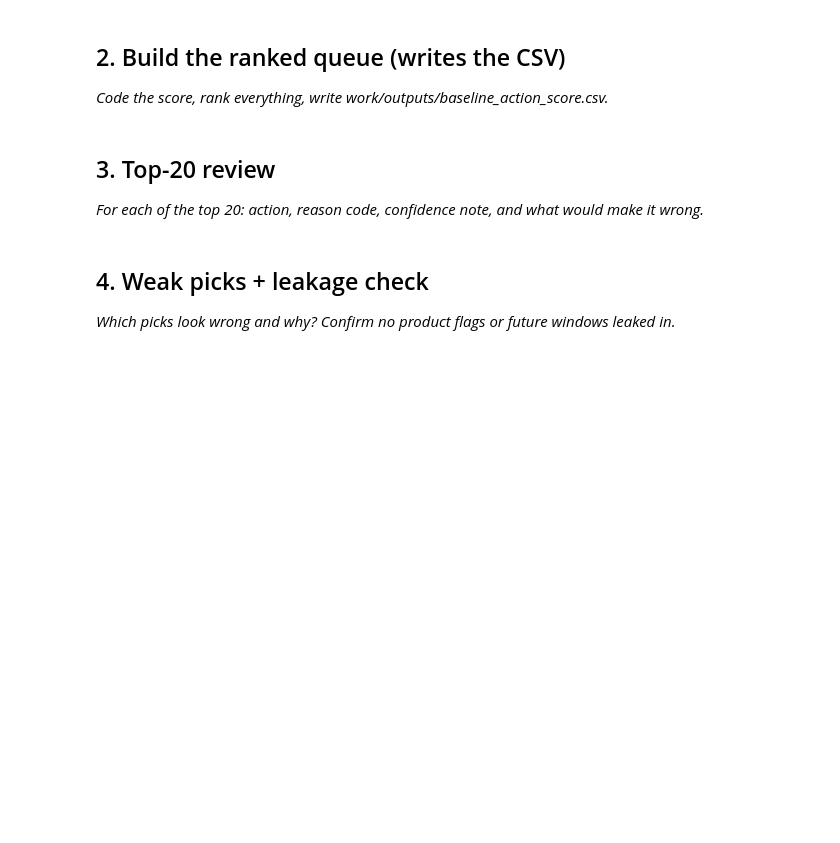
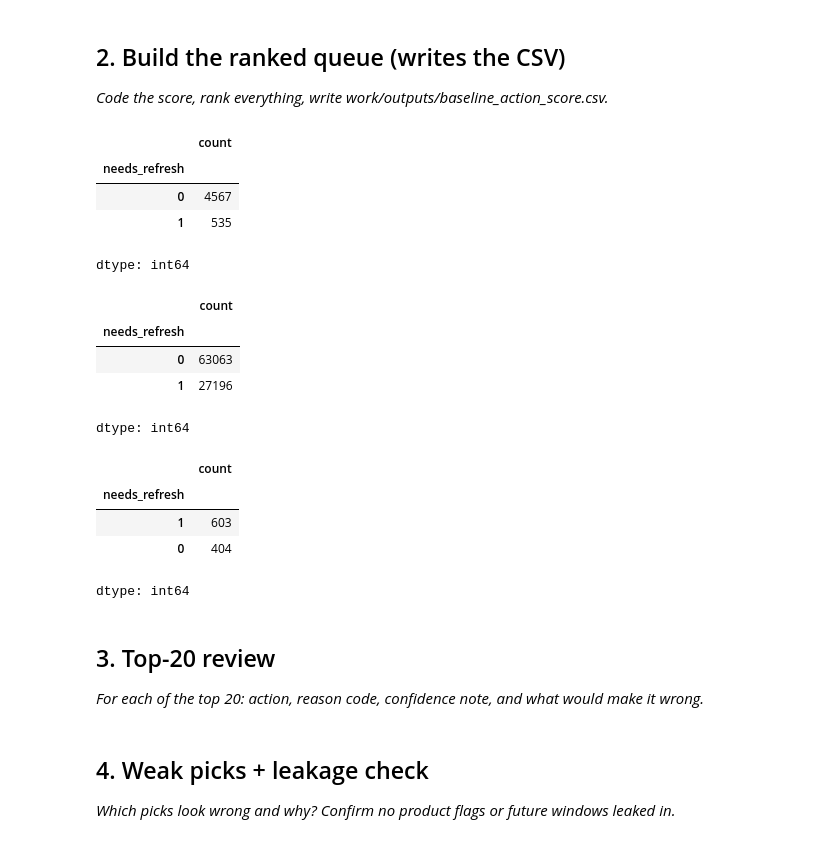
Before and after one commit to ammar-aa/Fly_rank_internship_repo, a Jupyter notebook: work/notebooks/w04_baseline_score.ipynb, the cells around one changed output. Cells and saved outputs as stored; diff of their text form; code cells hidden in the pictures; blank space fills up the shorter version.

```diff
--- a/work/notebooks/w04_baseline_score.ipynb
+++ b/work/notebooks/w04_baseline_score.ipynb
@@ -150,3 +152,53 @@ while confounded by query volume, doesn't suffer from this specific averaging di
 ## 2. Build the ranked queue (writes the CSV)
 
 *Code the score, rank everything, write work/outputs/baseline_action_score.csv.*
+# %%
+def build_tier_frames(df):
+    df_full = df[df['tier'] == 'Full'].copy()
+    df_gsc_only = df[df['tier'] == 'GSC-only'].copy()
+    df_ga4_only = df[df['tier'] == 'GA4-only'].copy()
+
+    df_full = df_full.dropna(subset=['trend_pct'])
+    df_gsc_only = df_gsc_only.dropna(subset=['trend_pct'])
+
+    df_full['ga4_sessions_pct_rank'] = df_full.groupby('client_hash_id')['ga4_sessions'].transform(
+        lambda x: x.rank(pct=True)
+    )
+    df_full['needs_refresh'] = (
+        (df_full['trend_pct'] < -15) &
+        (df_full['ga4_sessions_pct_rank'] <= 0.15)
+    ).astype(int)
+
+    df_gsc_only['needs_refresh'] = (
+        (df_gsc_only['trend_pct'] < -15) &
+        (df_gsc_only['gsc_avg_position'] > 10)
+    ).astype(int)
+
+    df_ga4_only['needs_refresh'] = (
+        (df_ga4_only['ga4_sessions'] <= 2) &
+        (df_ga4_only['ga4_engaged_sessions'] == 0)
+    ).astype(int)
+
+    return df_full, df_gsc_only, df_ga4_only
+# %%
+df_full, df_gsc_only, df_ga4_only = build_tier_frames(df)
+# %%
+display(df_full['needs_refresh'].value_counts())
+display(df_gsc_only['needs_refresh'].value_counts())
+display(df_ga4_only['needs_refresh'].value_counts())
+# %% [output]
+|  | count |
+| needs_refresh |  |
+| 0 | 4567 |
+| 1 | 535 |
+dtype: int64
+|  | count |
+| needs_refresh |  |
+| 0 | 63063 |
+| 1 | 27196 |
+dtype: int64
+|  | count |
+| needs_refresh |  |
+| 1 | 603 |
+| 0 | 404 |
+dtype: int64
```
Also changed, not shown: parts of 13 cells of this notebook.
